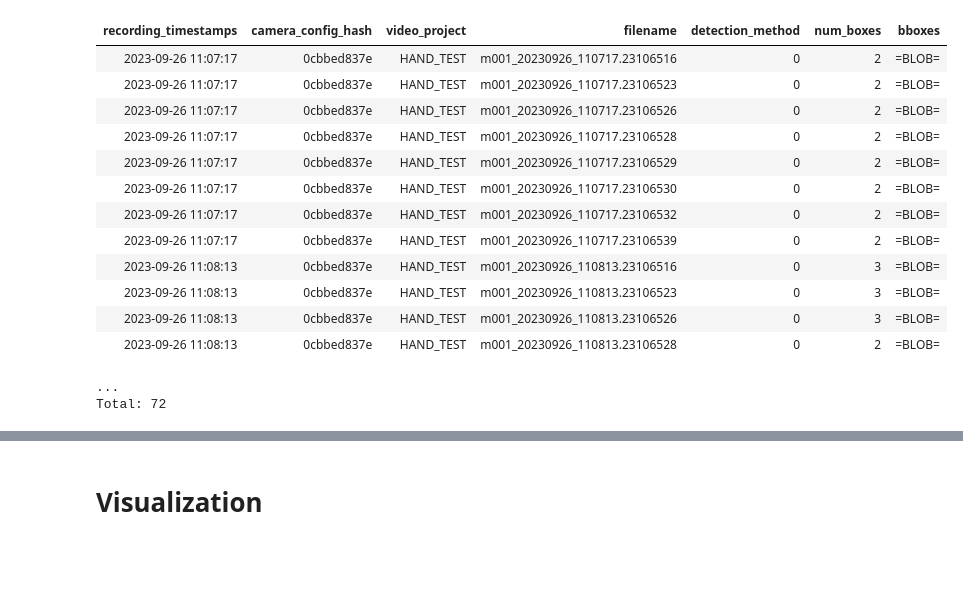
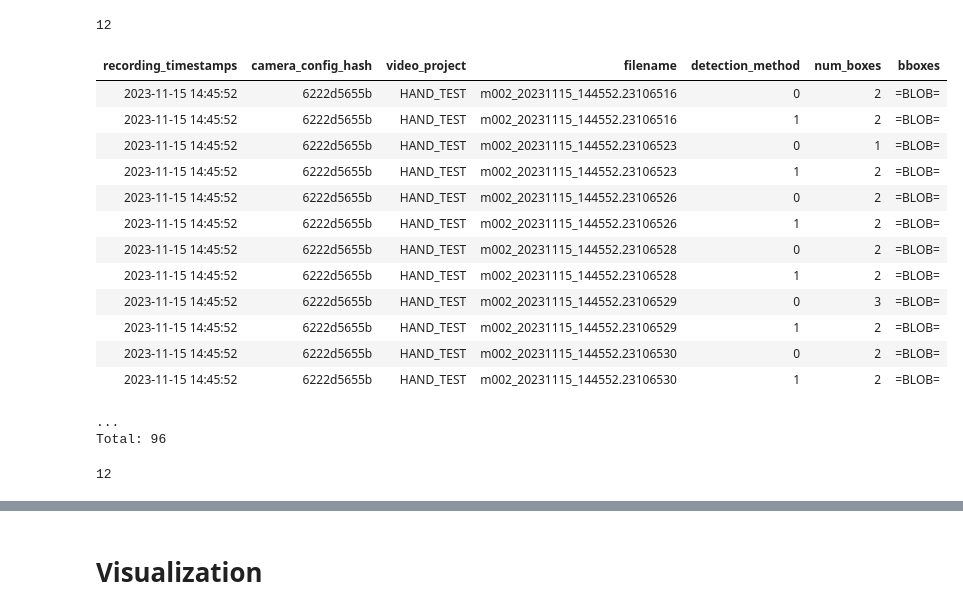
Before and after one commit to Pouyan97/Hand_Detection, a Jupyter notebook: test_dj.ipynb, the cells around one changed output, grey strips where cells are left out. Saved outputs shown, nothing was run; the diff lists cells and outputs as text; code cells hidden in the pictures; blank space fills up the shorter version.

```diff
--- a/test_dj.ipynb
+++ b/test_dj.ipynb
@@ -34,27 +34,35 @@ len(vid_keys)
 # %%
-# vid_keys = (HandBbox & 'filename LIKE "m001%"').fetch('KEY')
+# vid_keys = (HandBbox & 'filename LIKE "m002%"' & 'detection_method=1').fetch('KEY')
 for k in vid_keys:
-    k['detection_method'] = 0
-vid_keys
+    k['detection_method'] = 1
+len(vid_keys)
+# %% [output]
+12
 # %%
 # HandBboxMethod.insert(vid_keys)
-# HandBbox.populate()
-HandBbox()
+HandBbox.populate()
+# (HandBbox & "detection_method=1").fetch('KEY')
 # %% [output]
 | recording_timestamps | camera_config_hash | video_project | filename | detection_method | num_boxes | bboxes |
-| 2023-09-26 11:07:17 | 0cbbed837e | HAND_TEST | m001_20230926_110717.23106516 | 0 | 2 | =BLOB= |
-| 2023-09-26 11:07:17 | 0cbbed837e | HAND_TEST | m001_20230926_110717.23106523 | 0 | 2 | =BLOB= |
-| 2023-09-26 11:07:17 | 0cbbed837e | HAND_TEST | m001_20230926_110717.23106526 | 0 | 2 | =BLOB= |
-| 2023-09-26 11:07:17 | 0cbbed837e | HAND_TEST | m001_20230926_110717.23106528 | 0 | 2 | =BLOB= |
-| 2023-09-26 11:07:17 | 0cbbed837e | HAND_TEST | m001_20230926_110717.23106529 | 0 | 2 | =BLOB= |
-| 2023-09-26 11:07:17 | 0cbbed837e | HAND_TEST | m001_20230926_110717.23106530 | 0 | 2 | =BLOB= |
-| 2023-09-26 11:07:17 | 0cbbed837e | HAND_TEST | m001_20230926_110717.23106532 | 0 | 2 | =BLOB= |
-| 2023-09-26 11:07:17 | 0cbbed837e | HAND_TEST | m001_20230926_110717.23106539 | 0 | 2 | =BLOB= |
-| 2023-09-26 11:08:13 | 0cbbed837e | HAND_TEST | m001_20230926_110813.23106516 | 0 | 3 | =BLOB= |
-| 2023-09-26 11:08:13 | 0cbbed837e | HAND_TEST | m001_20230926_110813.23106523 | 0 | 3 | =BLOB= |
-| 2023-09-26 11:08:13 | 0cbbed837e | HAND_TEST | m001_20230926_110813.23106526 | 0 | 3 | =BLOB= |
-| 2023-09-26 11:08:13 | 0cbbed837e | HAND_TEST | m001_20230926_110813.23106528 | 0 | 2 | =BLOB= |
+| 2023-11-15 14:45:52 | 6222d5655b | HAND_TEST | m002_20231115_144552.23106516 | 0 | 2 | =BLOB= |
+| 2023-11-15 14:45:52 | 6222d5655b | HAND_TEST | m002_20231115_144552.23106516 | 1 | 2 | =BLOB= |
+| 2023-11-15 14:45:52 | 6222d5655b | HAND_TEST | m002_20231115_144552.23106523 | 0 | 1 | =BLOB= |
+| 2023-11-15 14:45:52 | 6222d5655b | HAND_TEST | m002_20231115_144552.23106523 | 1 | 2 | =BLOB= |
+| 2023-11-15 14:45:52 | 6222d5655b | HAND_TEST | m002_20231115_144552.23106526 | 0 | 2 | =BLOB= |
+| 2023-11-15 14:45:52 | 6222d5655b | HAND_TEST | m002_20231115_144552.23106526 | 1 | 2 | =BLOB= |
+| 2023-11-15 14:45:52 | 6222d5655b | HAND_TEST | m002_20231115_144552.23106528 | 0 | 2 | =BLOB= |
+| 2023-11-15 14:45:52 | 6222d5655b | HAND_TEST | m002_20231115_144552.23106528 | 1 | 2 | =BLOB= |
+| 2023-11-15 14:45:52 | 6222d5655b | HAND_TEST | m002_20231115_144552.23106529 | 0 | 3 | =BLOB= |
+| 2023-11-15 14:45:52 | 6222d5655b | HAND_TEST | m002_20231115_144552.23106529 | 1 | 2 | =BLOB= |
+| 2023-11-15 14:45:52 | 6222d5655b | HAND_TEST | m002_20231115_144552.23106530 | 0 | 2 | =BLOB= |
+| 2023-11-15 14:45:52 | 6222d5655b | HAND_TEST | m002_20231115_144552.23106530 | 1 | 2 | =BLOB= |
 ...
-Total: 72
+Total: 96
+# %%
+for k in vid_keys:
+    k['estimation_method'] = 0
+len(vid_keys)
+# %% [output]
+12
 # %%
 # HandPoseEstimationMethod.insert(vid_keys)
```
Also changed, not shown: parts of 8 cells of this notebook, 3 other files.
